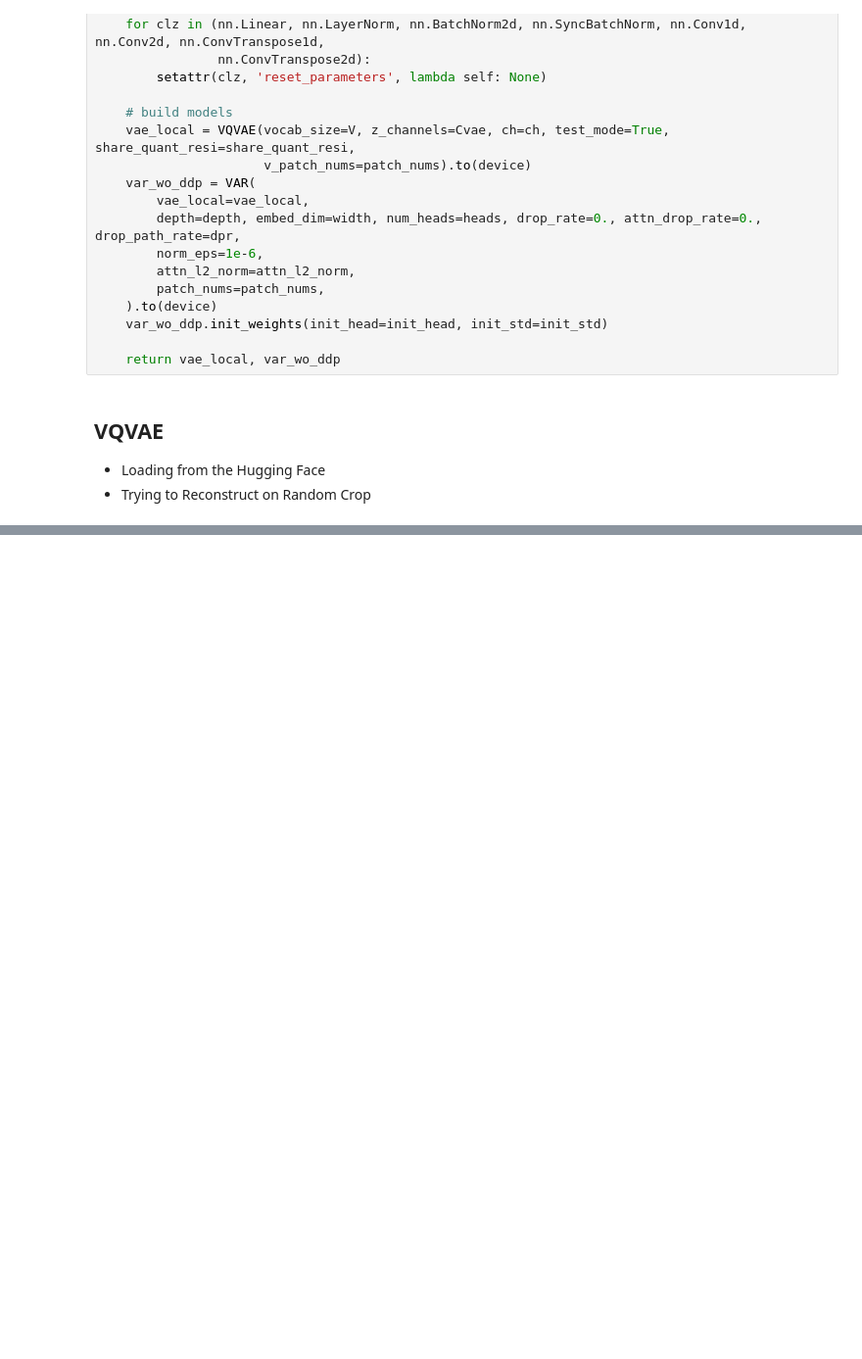
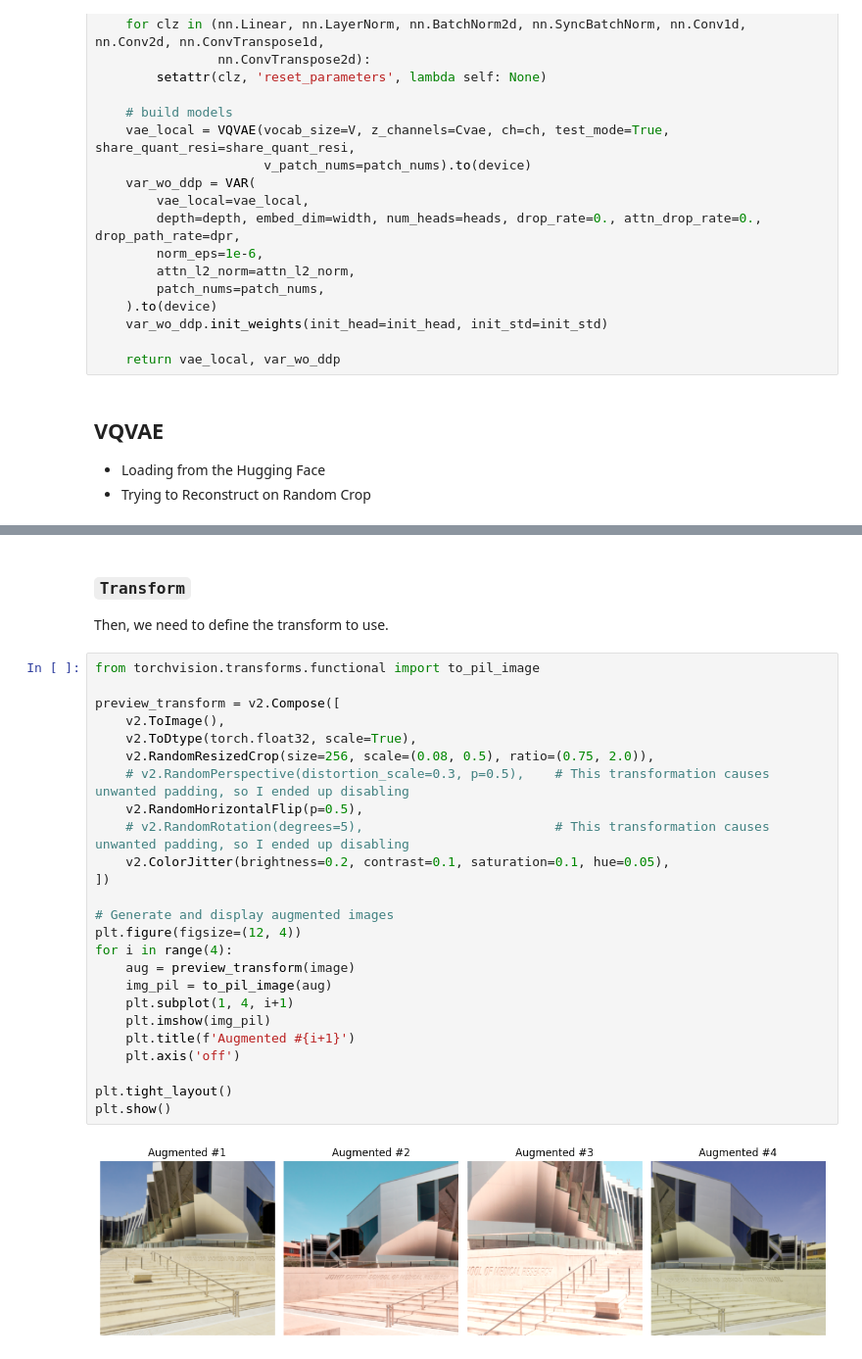
Before and after one commit to Isaac7777-cpu/comp4528-mini-project, a Jupyter notebook: SinVAR/SinVAR_training.ipynb, the cells around one changed output, grey strips where cells are left out. Shown at 98% size. Cells and saved outputs as stored; diff of their text form; blank space fills up the shorter version.

```diff
--- a/SinVAR/SinVAR_training.ipynb
+++ b/SinVAR/SinVAR_training.ipynb
@@ -106,0 +177,31 @@ Saving to: ‘vae_ch160v4096z32.pth’
+# %% [markdown]
+### `Transform`
+
+Then, we need to define the transform to use.
+# %%
+from torchvision.transforms.functional import to_pil_image
+
+preview_transform = v2.Compose([
+    v2.ToImage(),
+    v2.ToDtype(torch.float32, scale=True),
+    v2.RandomResizedCrop(size=256, scale=(0.08, 0.5), ratio=(0.75, 2.0)),
+    # v2.RandomPerspective(distortion_scale=0.3, p=0.5),    # This transformation causes unwanted padding, so I ended up disabling
+    v2.RandomHorizontalFlip(p=0.5),
+    # v2.RandomRotation(degrees=5),                         # This transformation causes unwanted padding, so I ended up disabling
+    v2.ColorJitter(brightness=0.2, contrast=0.1, saturation=0.1, hue=0.05),
+])
+
+# Generate and display augmented images
+plt.figure(figsize=(12, 4))
+for i in range(4):
+    aug = preview_transform(image)
+    img_pil = to_pil_image(aug)
+    plt.subplot(1, 4, i+1)
+    plt.imshow(img_pil)
+    plt.title(f'Augmented #{i+1}')
+    plt.axis('off')
+
+plt.tight_layout()
+plt.show()
+# %% [output]
+[figure, added]
```
Also changed, not shown: parts of 17 cells of this notebook, 4 other files.
